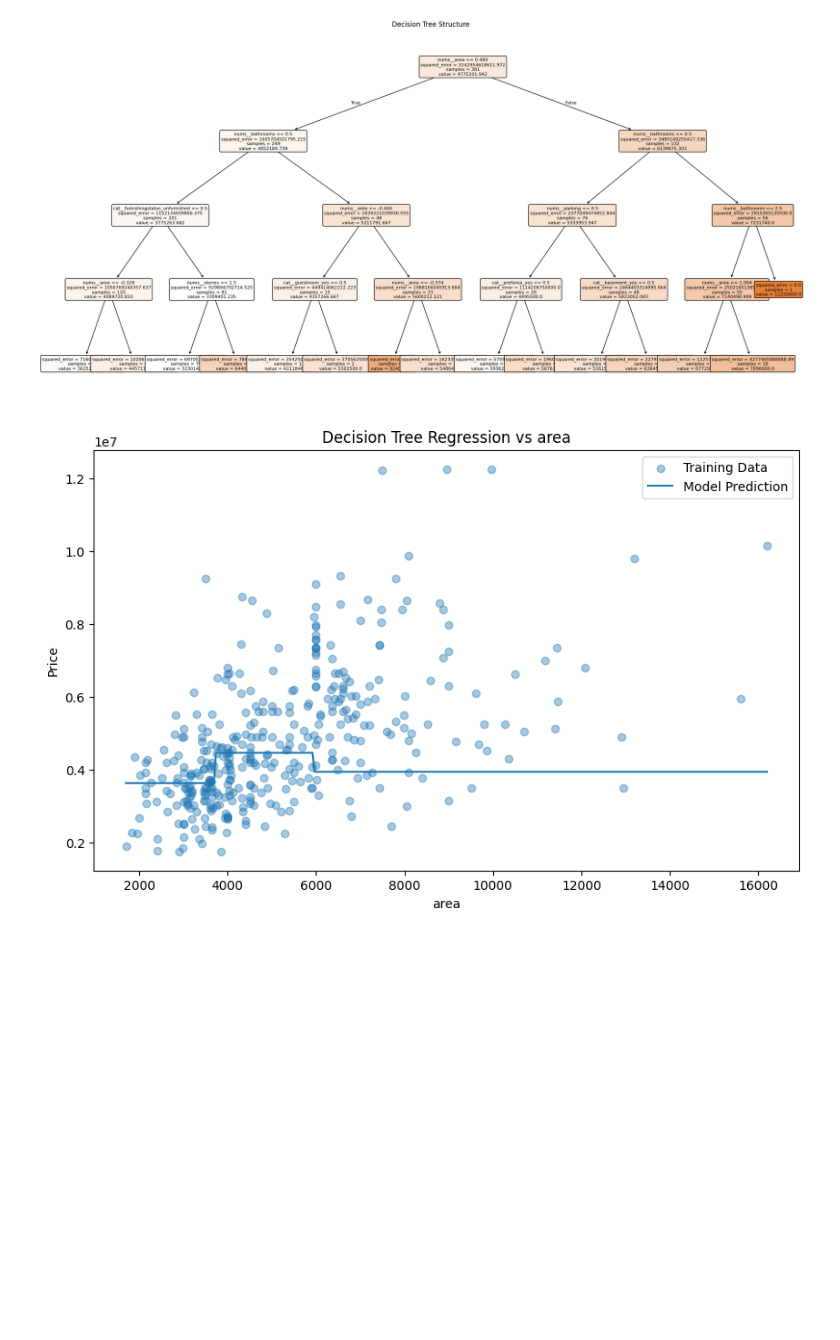
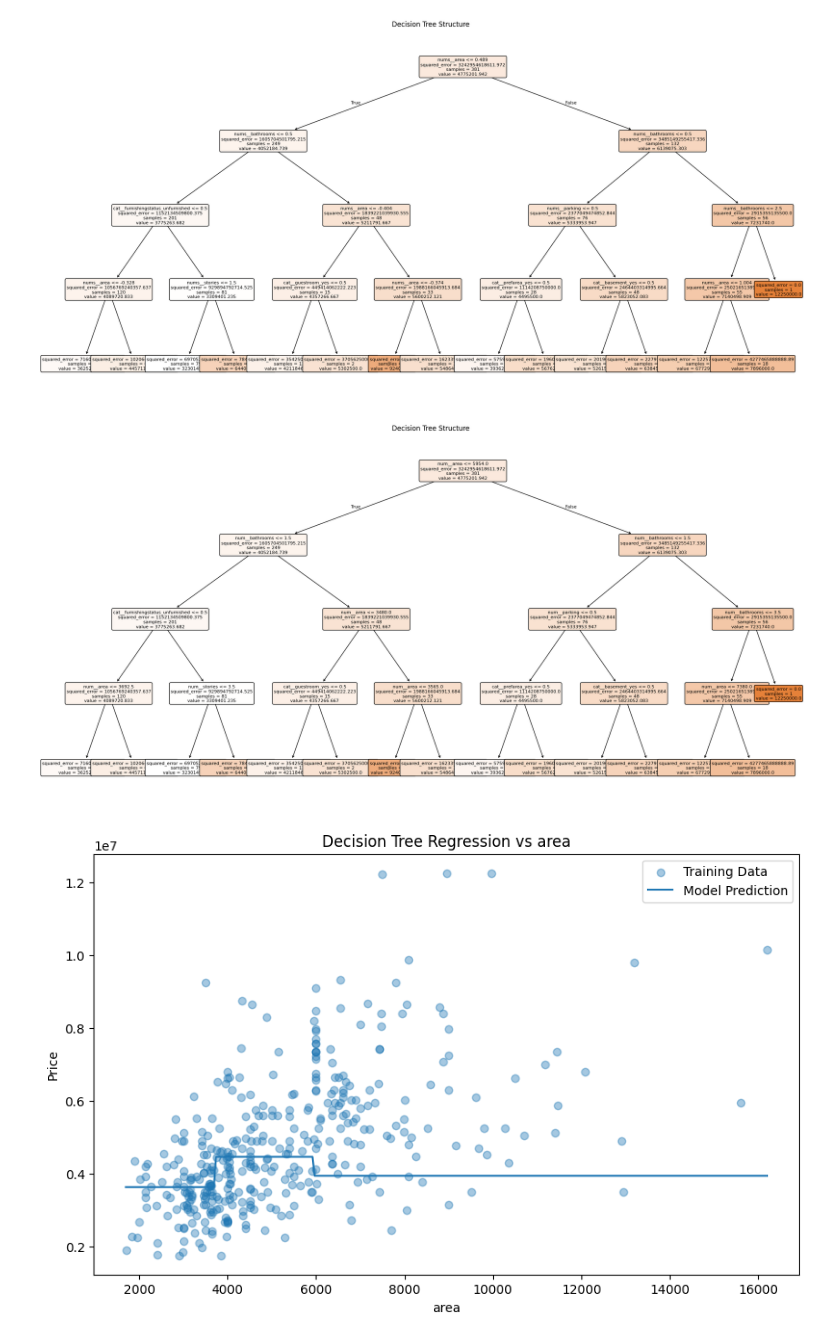
Before and after one commit to JherrerasPY/Project-003_House-Price-Prediction_Hard, a Jupyter notebook: main.ipynb, the cells around one changed output. Cells and saved outputs as stored; diff of their text form; code cells hidden in the pictures; blank space fills up the shorter version.

```diff
--- a/main.ipynb
+++ b/main.ipynb
@@ -67,6 +85,14 @@ from sklearn.preprocessing import OneHotEncoder, RobustScaler
 from sklearn.pipeline import Pipeline
 from sklearn.compose import ColumnTransformer
 
+# A Pipeline chains steps so they execute in order, and ColumnTransformer applies
+# different transformations to different columns simultaneously.
+
+# Why use Pipeline + ColumnTransformer?
+#   1. Cleaner code — no manual concatenation needed
+#   2. Safer — automatically applies the same transformations to train and test
+#   3. No data leakage — fit() only sees training data
+#   4. Easy to wrap with GridSearchCV for hyperparameter tuning
 
 numeric_preprocess = Pipeline(steps=[
     ('scaler', RobustScaler())
@@ -82,4 +108,18 @@ preprocess = ColumnTransformer(
         ('cat', categorical_preprocess, categorical_features)
     ]
 )
+
+
+## We will use this to visualize the tree later:
+from sklearn.preprocessing import FunctionTransformer
+
+viz_preprocessor = ColumnTransformer([
+    ('num', 'passthrough', numeric_features),  # no scaling
+    ('cat', OneHotEncoder(drop='first'), categorical_features)
+])
+
+# 💡 ALTERNATIVE: You could add feature selection inside the pipeline:
+#   from sklearn.feature_selection import SelectKBest, f_regression
+#   Pipeline(steps=[('scaler', RobustScaler()), ('selector', SelectKBest(k=10))])
+#   This would automatically keep only the top-k most informative numeric features.
 # %% [markdown]
@@ -235,4 +320,27 @@ plt.title("Decision Tree Structure")
 plt.show()
 # %% [output]
 [figure]
+# %%
+viz_pipeline = Pipeline([
+    ('preprocessor', viz_preprocessor),
+    ('regression model', DecisionTreeRegressor(max_depth=4))
+])
+
+viz_pipeline.fit(X_train, y_train)
+
+viz_tree_model = viz_pipeline.named_steps['regression model']
+feature_names = viz_pipeline.named_steps['preprocessor'].get_feature_names_out()
+
+plt.figure(figsize=(24, 12))
+plot_tree(
+    viz_tree_model,
+    feature_names=feature_names,
+    filled=True,
+    rounded=True,
+    fontsize=8
+)
+plt.title("Decision Tree Structure")
+plt.show()
+# %% [output]
+[figure, added]
 # %%
```
Also changed, not shown: parts of 68 cells of this notebook, 2 other files.
